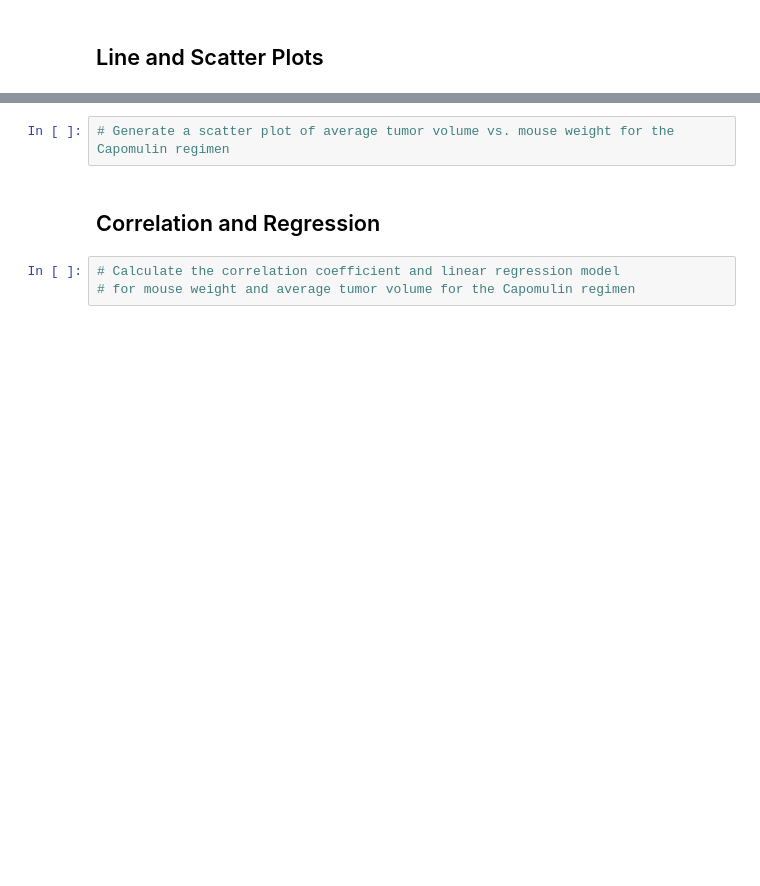
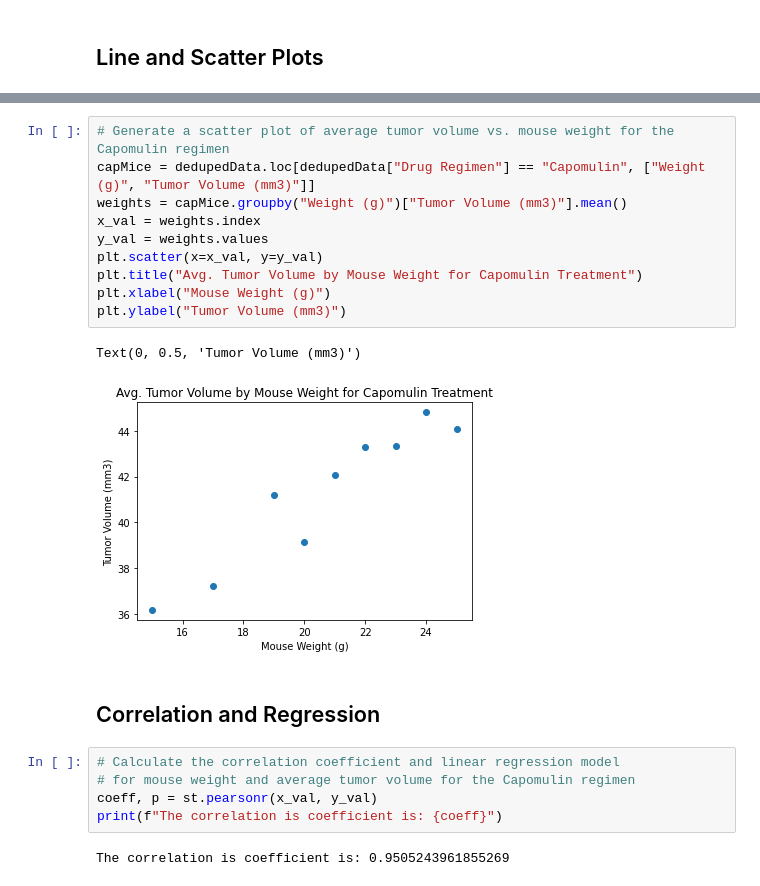
Before and after one commit to MarcyVampQueen/Matplotlib-challenge, a Jupyter notebook: Pymaceuticals/pymaceuticals_starter.ipynb, the cells around one changed output, grey strips where cells are left out. Drawn from its saved outputs; the diff is of its cells as text; blank space fills up the shorter version.

```diff
--- a/Pymaceuticals/pymaceuticals_starter.ipynb
+++ b/Pymaceuticals/pymaceuticals_starter.ipynb
@@ -237,7 +245,22 @@ plt.show()
-# %%
-# Generate a scatter plot of average tumor volume vs. mouse weight for the Capomulin regimen
+# %%
+# Generate a scatter plot of average tumor volume vs. mouse weight for the Capomulin regimen
+capMice = dedupedData.loc[dedupedData["Drug Regimen"] == "Capomulin", ["Weight (g)", "Tumor Volume (mm3)"]]
+weights = capMice.groupby("Weight (g)")["Tumor Volume (mm3)"].mean()
+x_val = weights.index
+y_val = weights.values
+plt.scatter(x=x_val, y=y_val)
+plt.title("Avg. Tumor Volume by Mouse Weight for Capomulin Treatment")
+plt.xlabel("Mouse Weight (g)")
+plt.ylabel("Tumor Volume (mm3)")
+# %% [output]
+Text(0, 0.5, 'Tumor Volume (mm3)')
+[figure, added]
 # %% [markdown]
 ## Correlation and Regression
 # %%
 # Calculate the correlation coefficient and linear regression model
 # for mouse weight and average tumor volume for the Capomulin regimen
+coeff, p = st.pearsonr(x_val, y_val)
+print(f"The correlation is coefficient is: {coeff}")
+# %% [output]
+The correlation is coefficient is: 0.9505243961855269
```
Also changed, not shown: parts of 3 cells of this notebook.
